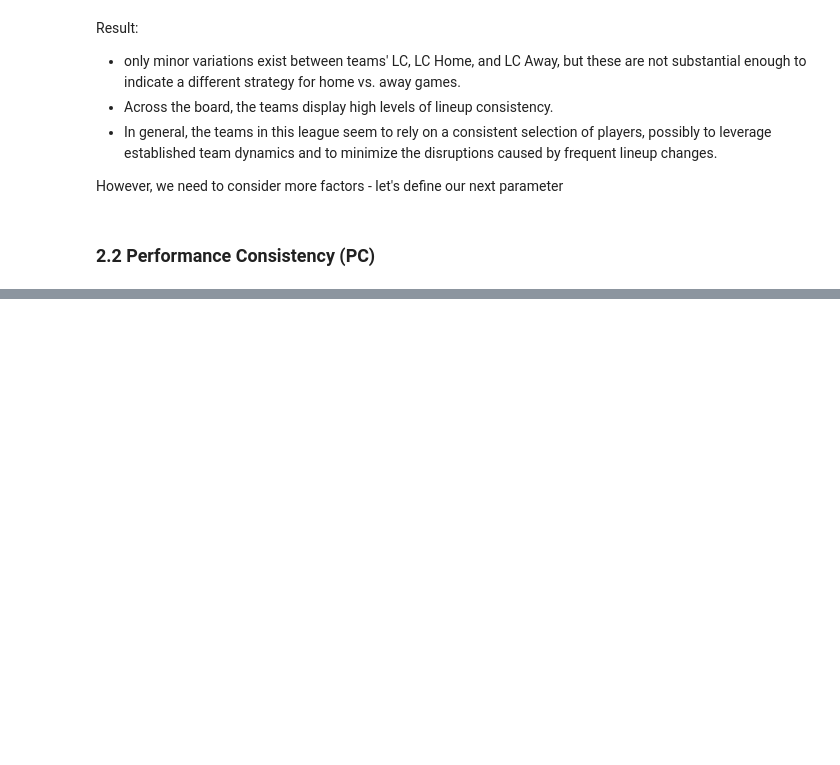
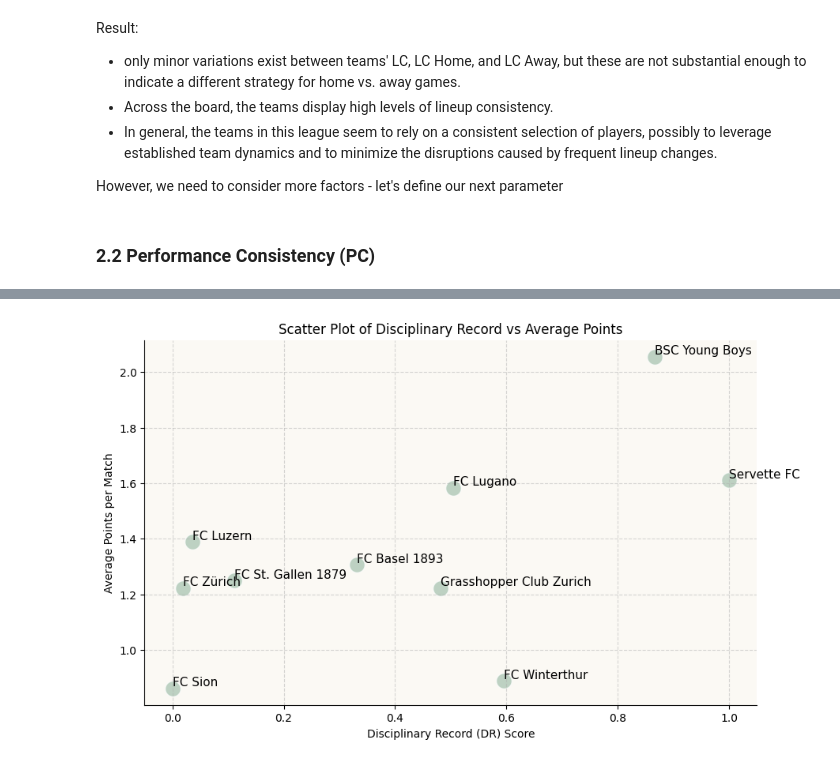
Before and after one commit to heinimoreno/PBL_RA_MH, a Jupyter notebook: Data_Analysis.ipynb, the cells around one changed output, grey strips where cells are left out. Cells and saved outputs as stored; diff of their text form; code cells hidden in the pictures; blank space fills up the shorter version.

```diff
--- a/Data_Analysis.ipynb
+++ b/Data_Analysis.ipynb
@@ -704,0 +776,19 @@ SI.sort_values(ascending=False)
+# %%
+# Apply log transformation with a shift (to handle cases where D_pts_per_team could be 0)
+log_D_pts_per_team = np.log(D_pts_per_team + 1)
+
+# Step 5: Calculate the Disciplinary Points (DP) for each team
+# Normalize the log-transformed points to get values between 0 and 1
+min_log_pts = log_D_pts_per_team.min()
+range_log_pts = log_D_pts_per_team.max() - min_log_pts
+normalized_log_D_pts = (log_D_pts_per_team - min_log_pts) / range_log_pts
+
+# Step 6: Normalize the DP values to get the parameter DP
+# Use normalized log-transformed disciplinary points to calculate DR
+DR_log_transformed = 1 - normalized_log_D_pts
+
+# Convert to DataFrame for easier handling
+DR_log_df = DR_log_transformed.reset_index()
+DR_log_df.columns = ['Team', 'Disciplinary Record']
+
+DR_log_df.head(10).sort_values(by='Disciplinary Record')
@@ -704,0 +831,36 @@ SI.sort_values(ascending=False)
+# %%
+import matplotlib.pyplot as plt
+
+# Merging average points with the DR scores
+# Ensure 'average_points' is a Series with the team name as the index to facilitate the merge
+scatter_data_DR = DR_log_df.merge(average_points.rename('AveragePoints'), left_on='Team', right_index=True)
+
+# Create the scatter plot for DR vs. Average Points
+plt.figure(figsize=(10, 6))
+scatter_plot = plt.scatter(scatter_data_DR['Disciplinary Record'], scatter_data_DR['AveragePoints'],
+                           color='#A3C1AD', alpha=0.7, edgecolors='w', s=200)
+
+# Label the axes
+plt.xlabel('Disciplinary Record (DR) Score')
+plt.ylabel('Average Points per Match')
+
+# Add a title
+plt.title('Scatter Plot of Disciplinary Record vs Average Points')
+
+# Label each data point with the Team name
+for i, point in scatter_data_DR.iterrows():
+    plt.text(point['Disciplinary Record'], point['AveragePoints'], point['Team'],
+             fontsize=11, ha='left', va='bottom')
+
+# Add grid lines for better readability
+plt.grid(True, linestyle='--', alpha=0.5)
+
+# Enhance the visual appeal with aesthetics
+plt.gca().set_facecolor('#FBF9F4') # Set a background color
+plt.gca().spines['top'].set_visible(False)
+plt.gca().spines['right'].set_visible(False)
+
+# Show the plot
+plt.show()
+# %% [output]
+[figure, added]
```
Also changed, not shown: parts of 36 cells of this notebook.
